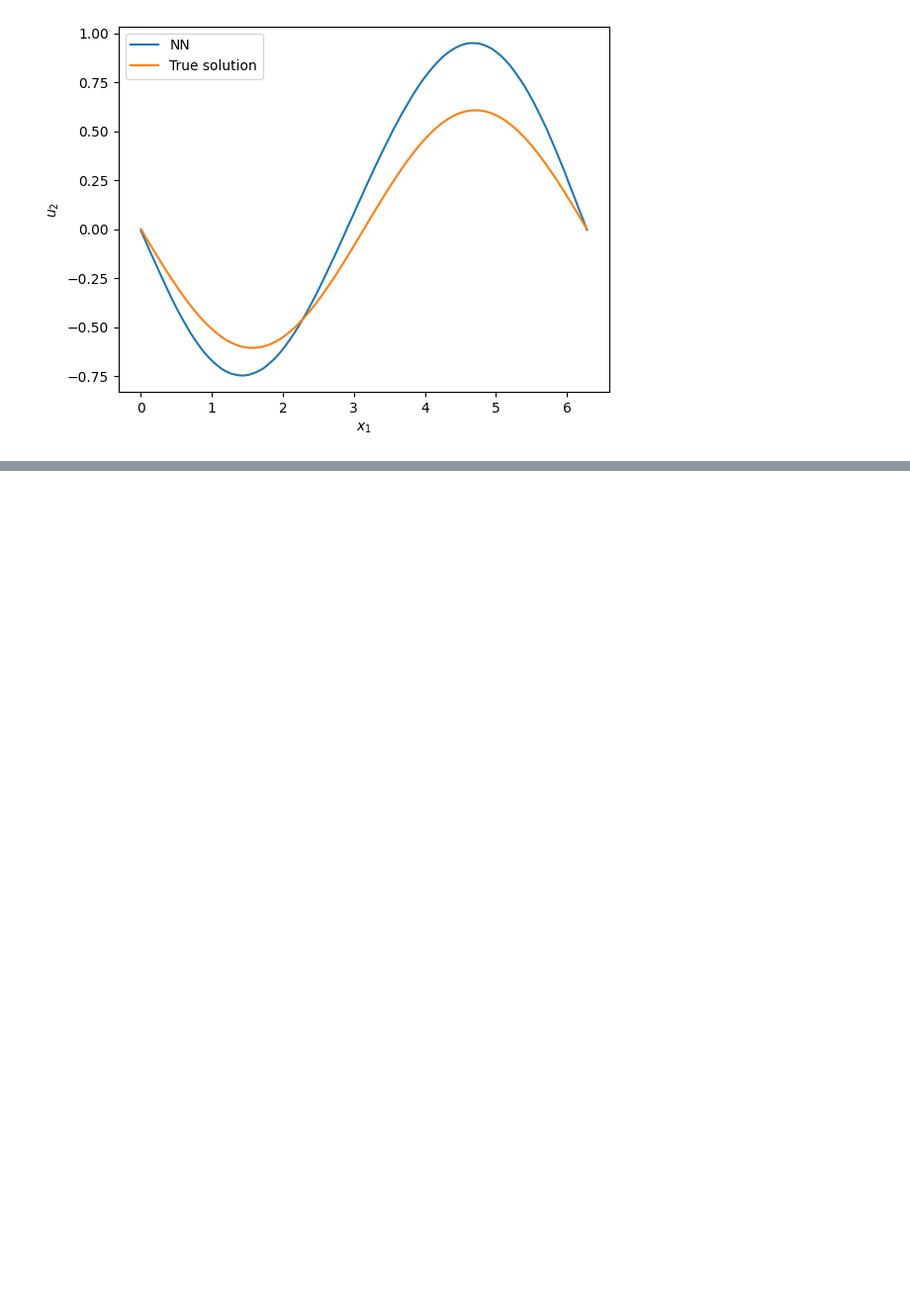
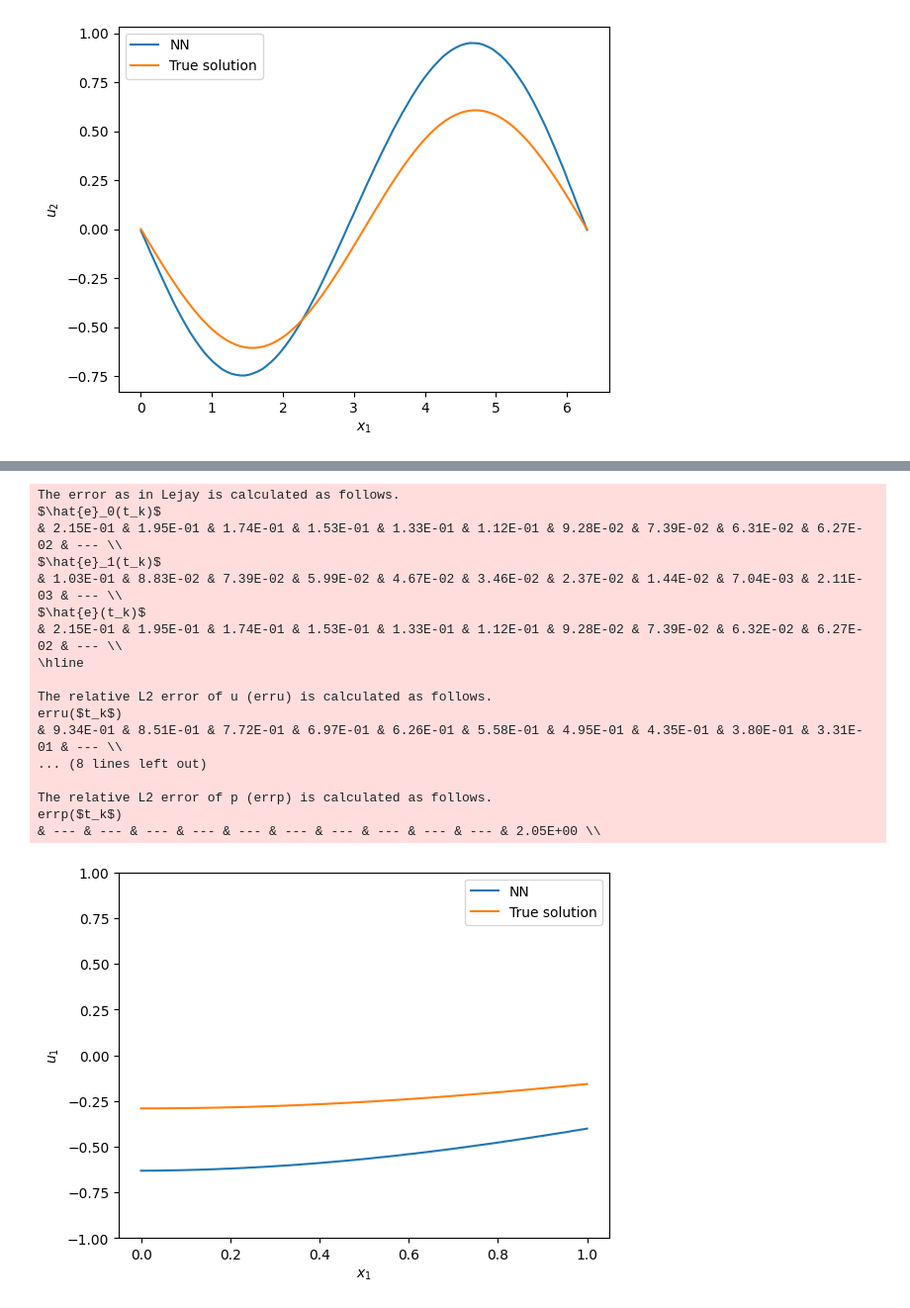
Before and after one commit to nguwijy/deep_branching_with_domain, a Jupyter notebook: notebooks/dgm.ipynb, the cells around one changed output, grey strips where cells are left out. Shown: that part at 99% size. Cells and saved outputs as stored; diff of their text form; code cells hidden in the pictures; blank space fills up the shorter version.

```diff
--- a/notebooks/dgm.ipynb
+++ b/notebooks/dgm.ipynb
@@ -296,0 +387,19 @@ errp($t_k$)
+# %%
+torch.manual_seed(0)
+model = DGMNet(
+    problem_name=problem_name,
+    dgm_f_fun=f_example,
+    phi_fun=phi_example,
+    dgm_deriv_map=deriv_map,
+    dgm_zeta_map=zeta_map,
+    deriv_condition_deriv_map=deriv_condition_deriv_map,
+    deriv_condition_zeta_map=deriv_condition_zeta_map,
+    t_hi=T,
+    x_lo=x_lo,
+    x_hi=x_hi,
+    device=device,
+    verbose=True,
+    epochs=10000,
+    dgm_nb_states=10000,
+)
+model.train_and_eval()
@@ -296,0 +424,26 @@ errp($t_k$)
+# %%
+model.error_calculation(
+    exact_u_fun=partial(exact_example_u_tensor, nu=nu, T=T),
+    exact_p_fun=exact_example_p_tensor,
+    nb_pts_spatial=2*126+1
+)
+model.compare_with_exact(exact_fun=partial(exact_example, nu=nu), exclude_terminal=True, ylim=(-1, 1))
+# %% [output]
+The error as in Lejay is calculated as follows.
+$\hat{e}_0(t_k)$
+& 2.15E-01 & 1.95E-01 & 1.74E-01 & 1.53E-01 & 1.33E-01 & 1.12E-01 & 9.28E-02 & 7.39E-02 & 6.31E-02 & 6.27E-02 & --- \\
+$\hat{e}_1(t_k)$
+& 1.03E-01 & 8.83E-02 & 7.39E-02 & 5.99E-02 & 4.67E-02 & 3.46E-02 & 2.37E-02 & 1.44E-02 & 7.04E-03 & 2.11E-03 & --- \\
+$\hat{e}(t_k)$
+& 2.15E-01 & 1.95E-01 & 1.74E-01 & 1.53E-01 & 1.33E-01 & 1.12E-01 & 9.28E-02 & 7.39E-02 & 6.32E-02 & 6.27E-02 & --- \\
+\hline
+
+The relative L2 error of u (erru) is calculated as follows.
+erru($t_k$)
+& 9.34E-01 & 8.51E-01 & 7.72E-01 & 6.97E-01 & 6.26E-01 & 5.58E-01 & 4.95E-01 & 4.35E-01 & 3.80E-01 & 3.31E-01 & --- \\
+... (8 lines left out)
+
+The relative L2 error of p (errp) is calculated as follows.
+errp($t_k$)
+& --- & --- & --- & --- & --- & --- & --- & --- & --- & --- & 2.05E+00 \\
+[figure, added]
```
Also changed, not shown: parts of 9 cells of this notebook, 12 other files.
